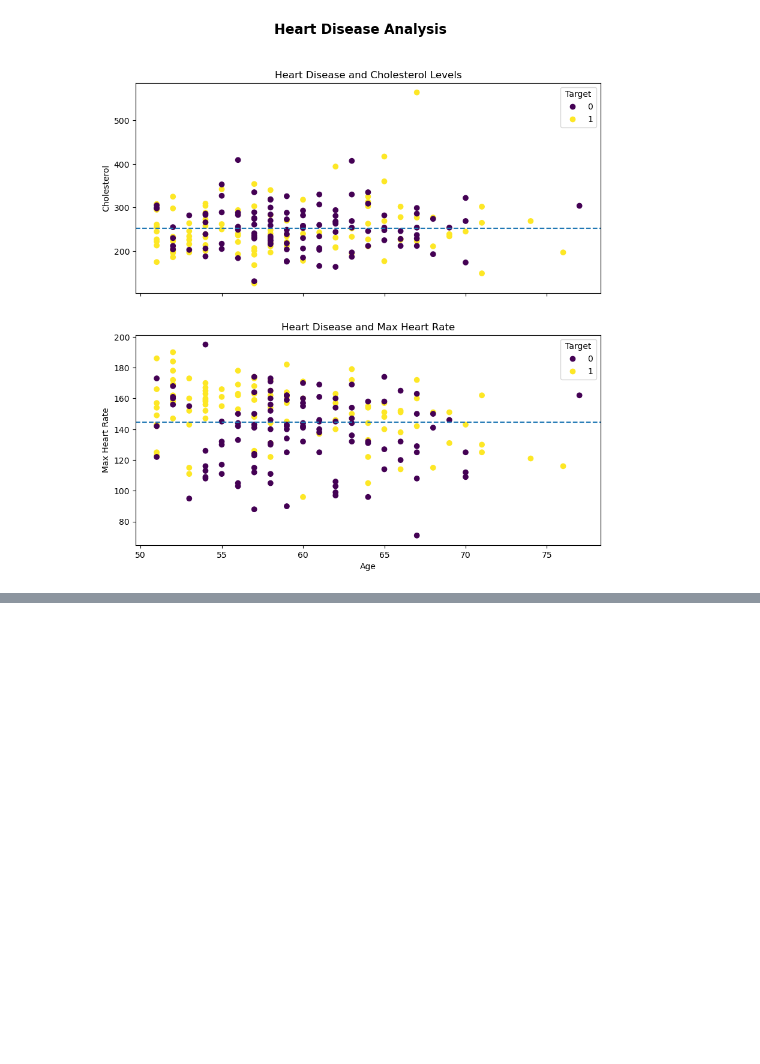
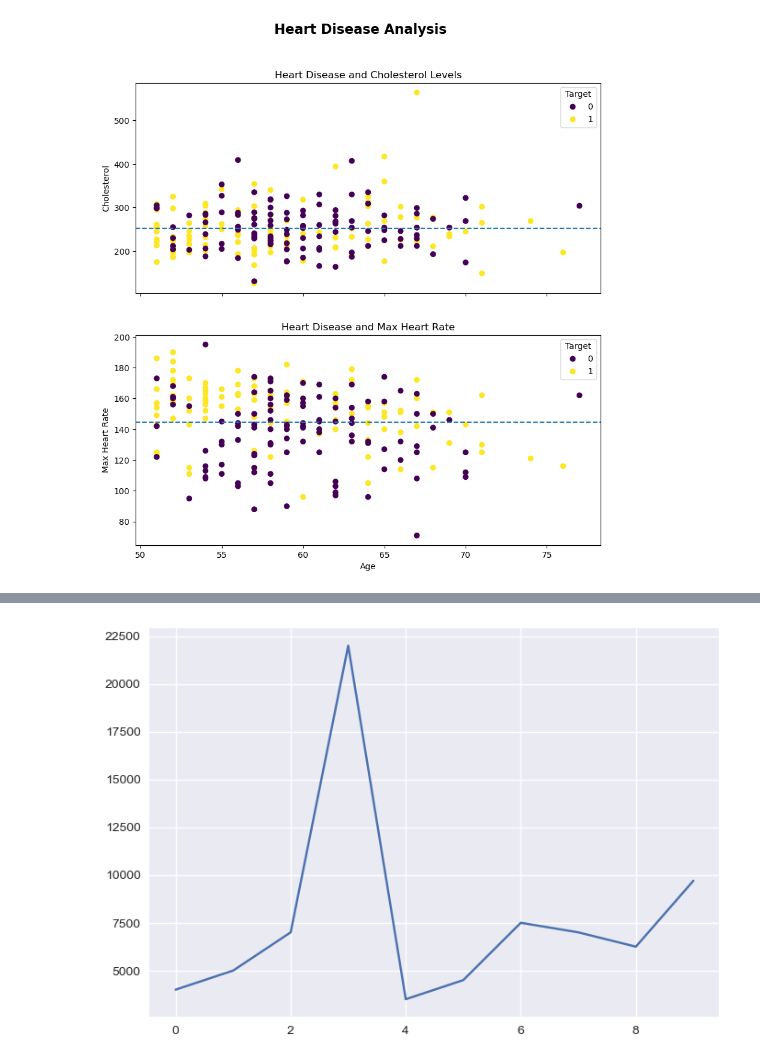
Before and after one commit to ihouwat/zero-to-mastery-ml, a Jupyter notebook: 004_matplotlib/introduction-to-matplotlib.ipynb, the cells around one changed output, grey strips where cells are left out. Cells and saved outputs as stored; diff of their text form; code cells hidden in the pictures; blank space fills up the shorter version.

```diff
--- a/004_matplotlib/introduction-to-matplotlib.ipynb
+++ b/004_matplotlib/introduction-to-matplotlib.ipynb
@@ -509,0 +554,5 @@ fig.suptitle("Heart Disease Analysis", fontsize=16, fontweight="bold");
+# %%
+plt.style.use('seaborn')
+car_sales["Price"].plot();
+# %% [output]
+[figure, added]
```
Also changed, not shown: parts of 16 cells of this notebook.
